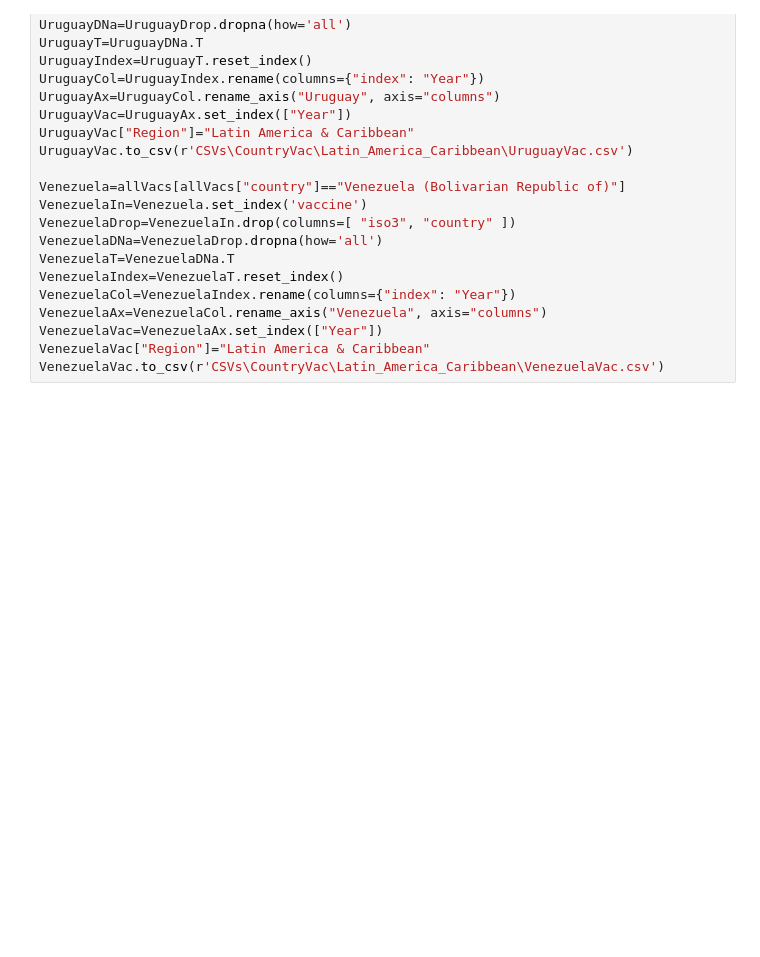
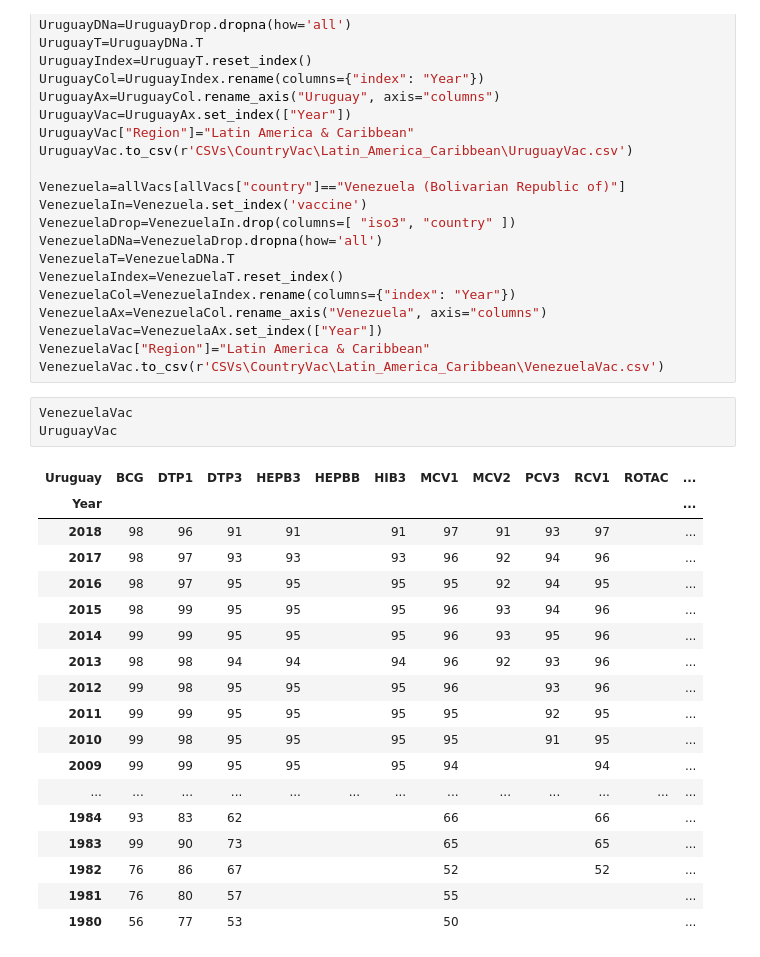
Before and after one commit to JMartinRutgers/JM_UNICEF-Vaccination-Production-Prediction, a Jupyter notebook: Data_Seperated_CSV_by_country.ipynb, the cells around one changed output. Saved outputs shown, nothing was run; the diff lists cells and outputs as text; blank space fills up the shorter version.

```diff
--- a/Data_Seperated_CSV_by_country.ipynb
+++ b/Data_Seperated_CSV_by_country.ipynb
@@ -2388,3 +2388,25 @@ VenezuelaAx=VenezuelaCol.rename_axis("Venezuela", axis="columns")
 VenezuelaVac=VenezuelaAx.set_index(["Year"])
 VenezuelaVac["Region"]="Latin America & Caribbean"
 VenezuelaVac.to_csv(r'CSVs\CountryVac\Latin_America_Caribbean\VenezuelaVac.csv')
+# %%
+VenezuelaVac
+UruguayVac
+# %% [output]
+| Uruguay | BCG | DTP1 | DTP3 | HEPB3 | HEPBB | HIB3 | MCV1 | MCV2 | PCV3 | RCV1 | ROTAC | ... |
+| Year |  |  |  |  |  |  |  |  |  |  |  | ... |
+| 2018 | 98 | 96 | 91 | 91 |  | 91 | 97 | 91 | 93 | 97 |  | ... |
+| 2017 | 98 | 97 | 93 | 93 |  | 93 | 96 | 92 | 94 | 96 |  | ... |
+| 2016 | 98 | 97 | 95 | 95 |  | 95 | 95 | 92 | 94 | 95 |  | ... |
+| 2015 | 98 | 99 | 95 | 95 |  | 95 | 96 | 93 | 94 | 96 |  | ... |
+| 2014 | 99 | 99 | 95 | 95 |  | 95 | 96 | 93 | 95 | 96 |  | ... |
+| 2013 | 98 | 98 | 94 | 94 |  | 94 | 96 | 92 | 93 | 96 |  | ... |
+| 2012 | 99 | 98 | 95 | 95 |  | 95 | 96 |  | 93 | 96 |  | ... |
+| 2011 | 99 | 99 | 95 | 95 |  | 95 | 95 |  | 92 | 95 |  | ... |
+| 2010 | 99 | 98 | 95 | 95 |  | 95 | 95 |  | 91 | 95 |  | ... |
+| 2009 | 99 | 99 | 95 | 95 |  | 95 | 94 |  |  | 94 |  | ... |
+| ... | ... | ... | ... | ... | ... | ... | ... | ... | ... | ... | ... | ... |
+| 1984 | 93 | 83 | 62 |  |  |  | 66 |  |  | 66 |  | ... |
+| 1983 | 99 | 90 | 73 |  |  |  | 65 |  |  | 65 |  | ... |
+| 1982 | 76 | 86 | 67 |  |  |  | 52 |  |  | 52 |  | ... |
+| 1981 | 76 | 80 | 57 |  |  |  | 55 |  |  |  |  | ... |
+| 1980 | 56 | 77 | 53 |  |  |  | 50 |  |  |  |  | ... |
```
Also changed, not shown: parts of 1 cell of this notebook, 2 other files.
